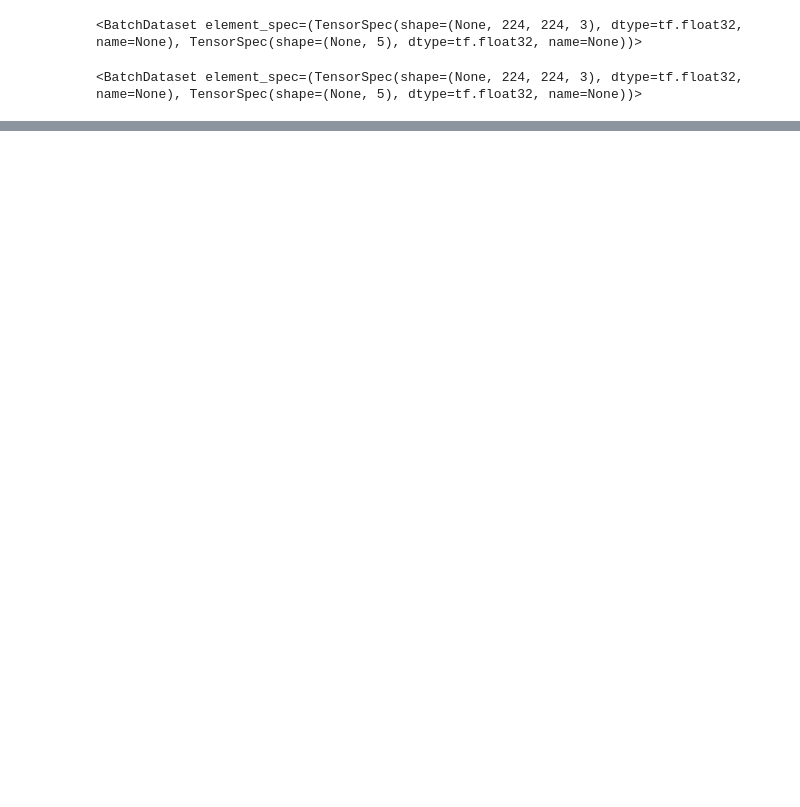
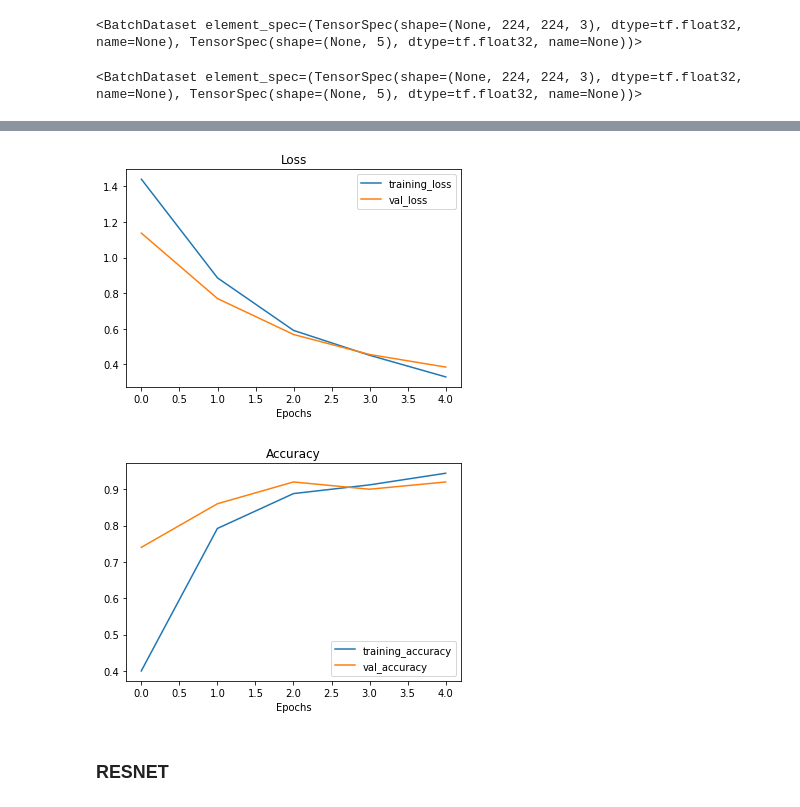
Before and after one commit to Mckenz31/final_yr_proj, a Jupyter notebook: final_year_proj_FA1.ipynb, the cells around one changed output, grey strips where cells are left out. Saved outputs shown, nothing was run; the diff lists cells and outputs as text; code cells hidden in the pictures; blank space fills up the shorter version.

```diff
--- a/final_year_proj_FA1.ipynb
+++ b/final_year_proj_FA1.ipynb
@@ -480,0 +792,35 @@ C1_results
+# %%
+## Model
+
+C17_base_model = tf.keras.applications.EfficientNetB3(include_top=False)
+C17_base_model.trainable = False
+
+C17_input_layer = tf.keras.layers.Input(shape=(224, 224, 3), name="C17_input_layer")
+
+C17_x = data_augmentation(C17_input_layer)
+C17_x = C17_base_model(C17_x, training=False)
+C17_x = tf.keras.layers.GlobalAveragePooling2D(name="C1_pooling_layer")(C17_x)
+
+C17_output_layer = tf.keras.layers.Dense(len(train_data.class_names), activation="softmax", name="C1_output_dense_layer")(C17_x)
+
+C17_model = tf.keras.Model(C17_input_layer, C17_output_layer)
+# %%
+C17_model.compile(
+    loss = tf.keras.losses.CategoricalCrossentropy(),
+    optimizer = tf.keras.optimizers.Adam(),
+    metrics = ["accuracy"]
+)
+# %%
+C17_history = C17_model.fit(
+    train_data,
+    epochs = 5,
+    validation_data = test_data,
+    validation_steps = len(test_data),
+    callbacks = [
+        tensorboard_callback(
+            dir_name="final_year_proj",
+            exp_name="C1_T1_EffB7",
+        ),
+        model_checkpoint
+    ]
+)
@@ -480,0 +844,7 @@ C1_results
+# %%
+plot_loss_curves(C17_history)
+# %% [output]
+[figure, added]
+[figure, added]
+# %% [markdown]
+### RESNET
```
Also changed, not shown: parts of 53 cells of this notebook.
